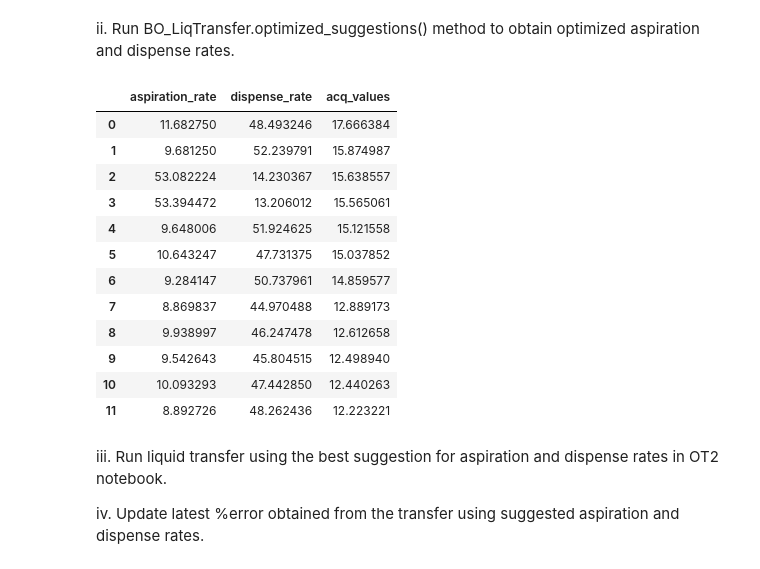
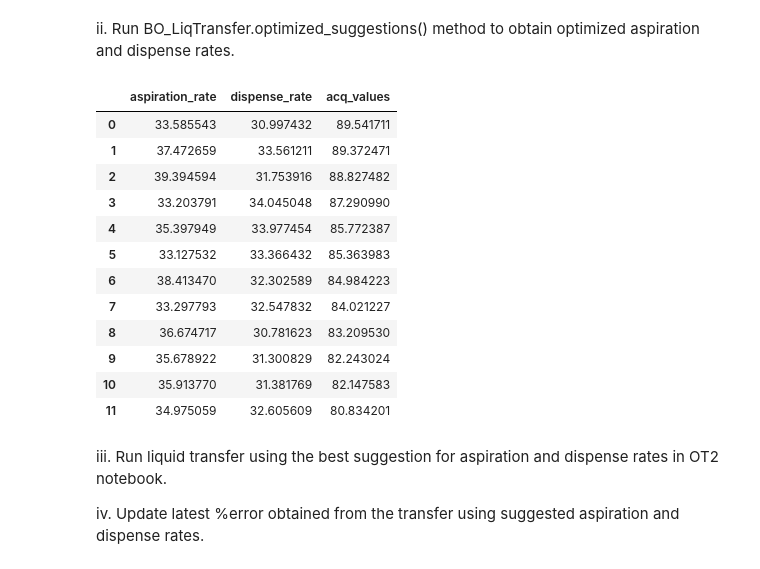
Before and after one commit to Quijanove/viscosity_liquid_transfer_Pablo, a Jupyter notebook: BOTorch_optimization_individual_volume.ipynb, the cells around one changed output. Cells and saved outputs as stored; diff of their text form; code cells hidden in the pictures.

```diff
--- a/BOTorch_optimization_individual_volume.ipynb
+++ b/BOTorch_optimization_individual_volume.ipynb
@@ -116,6 +116,8 @@ class BO_LiqTransfer:
 
     def set_data(self,df):
         df['time_asp_1000'] = 1000/df['aspiration_rate'] + 1000/df['dispense_rate'] + df['delay_aspirate'] + df['delay_dispense']
+        if 'acq_value' not in df.columns:
+            df['acq_value'] = None
         self._data = df
 
     def data_from_csv(self,file_name):
@@ -129,7 +131,7 @@ class BO_LiqTransfer:
         updated_data.loc[updated_data.last_valid_index(),'volume'] = self._latest_volume
         updated_data.loc[updated_data.last_valid_index(),'aspiration_rate']  = self._latest_suggestion['aspiration_rate']
         updated_data.loc[updated_data.last_valid_index(),'dispense_rate']  = self._latest_suggestion['dispense_rate']
-        updated_data['acq_value'].loc[updated_data.last_valid_index()] = self._latest_acq_value
+        updated_data.loc[updated_data.last_valid_index(),'acq_value']  = self._latest_acq_value
         updated_data.loc[updated_data.last_valid_index(),'%error'] = -abs(error)
         self.set_data(updated_data)
         return self._data
@@ -235,22 +237,22 @@ liq._data
 
 ii.   Run BO_LiqTransfer.optimized_suggestions() method to obtain optimized aspiration and dispense rates.
 # %%
-volume = 1000
+volume = 500
 liq.optimized_suggestions(volume)
 # %% [output]
 |  | aspiration_rate | dispense_rate | acq_values |
-| 0 | 11.682750 | 48.493246 | 17.666384 |
-| 1 | 9.681250 | 52.239791 | 15.874987 |
-| 2 | 53.082224 | 14.230367 | 15.638557 |
-| 3 | 53.394472 | 13.206012 | 15.565061 |
-| 4 | 9.648006 | 51.924625 | 15.121558 |
-| 5 | 10.643247 | 47.731375 | 15.037852 |
-| 6 | 9.284147 | 50.737961 | 14.859577 |
-| 7 | 8.869837 | 44.970488 | 12.889173 |
-| 8 | 9.938997 | 46.247478 | 12.612658 |
-| 9 | 9.542643 | 45.804515 | 12.498940 |
-| 10 | 10.093293 | 47.442850 | 12.440263 |
-| 11 | 8.892726 | 48.262436 | 12.223221 |
+| 0 | 33.585543 | 30.997432 | 89.541711 |
+| 1 | 37.472659 | 33.561211 | 89.372471 |
+| 2 | 39.394594 | 31.753916 | 88.827482 |
+| 3 | 33.203791 | 34.045048 | 87.290990 |
+| 4 | 35.397949 | 33.977454 | 85.772387 |
+| 5 | 33.127532 | 33.366432 | 85.363983 |
+| 6 | 38.413470 | 32.302589 | 84.984223 |
+| 7 | 33.297793 | 32.547832 | 84.021227 |
+| 8 | 36.674717 | 30.781623 | 83.209530 |
+| 9 | 35.678922 | 31.300829 | 82.243024 |
+| 10 | 35.913770 | 31.381769 | 82.147583 |
+| 11 | 34.975059 | 32.605609 | 80.834201 |
 # %% [markdown]
 iii. Run liquid transfer using the best suggestion for aspiration and dispense rates in OT2 notebook.
 
```
Also changed, not shown: parts of 3 cells of this notebook.
